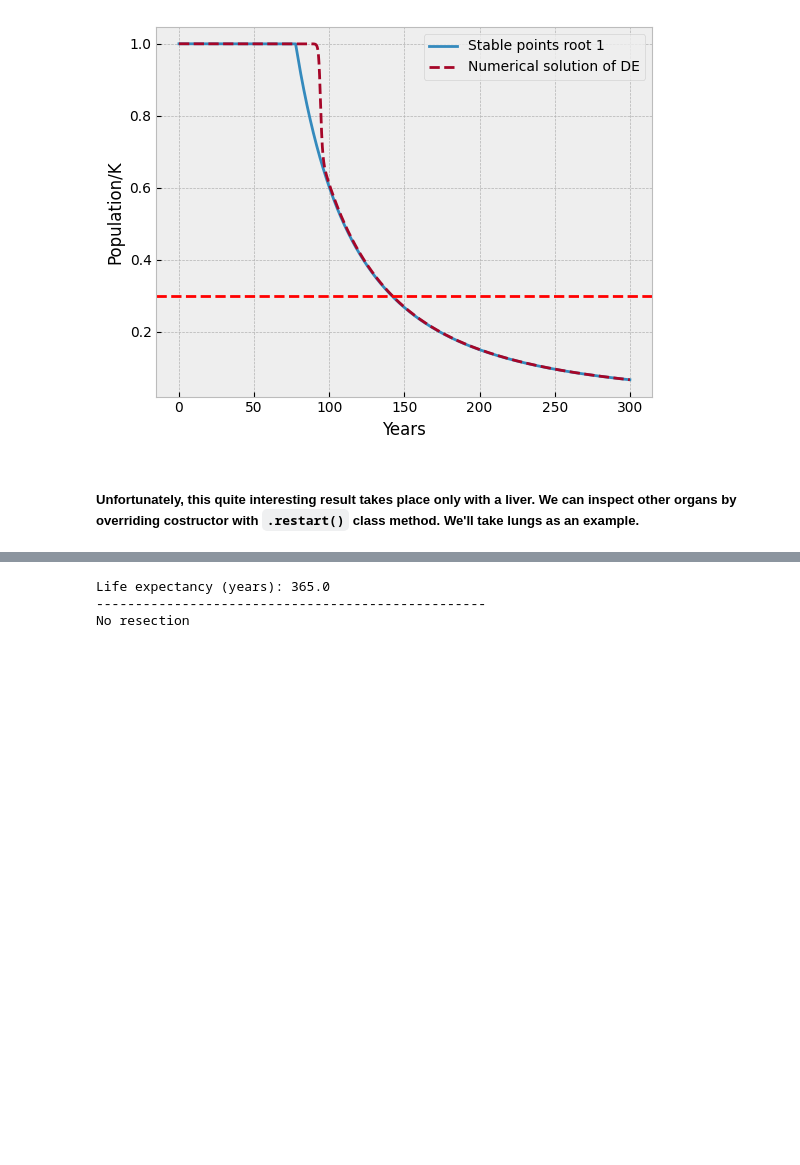
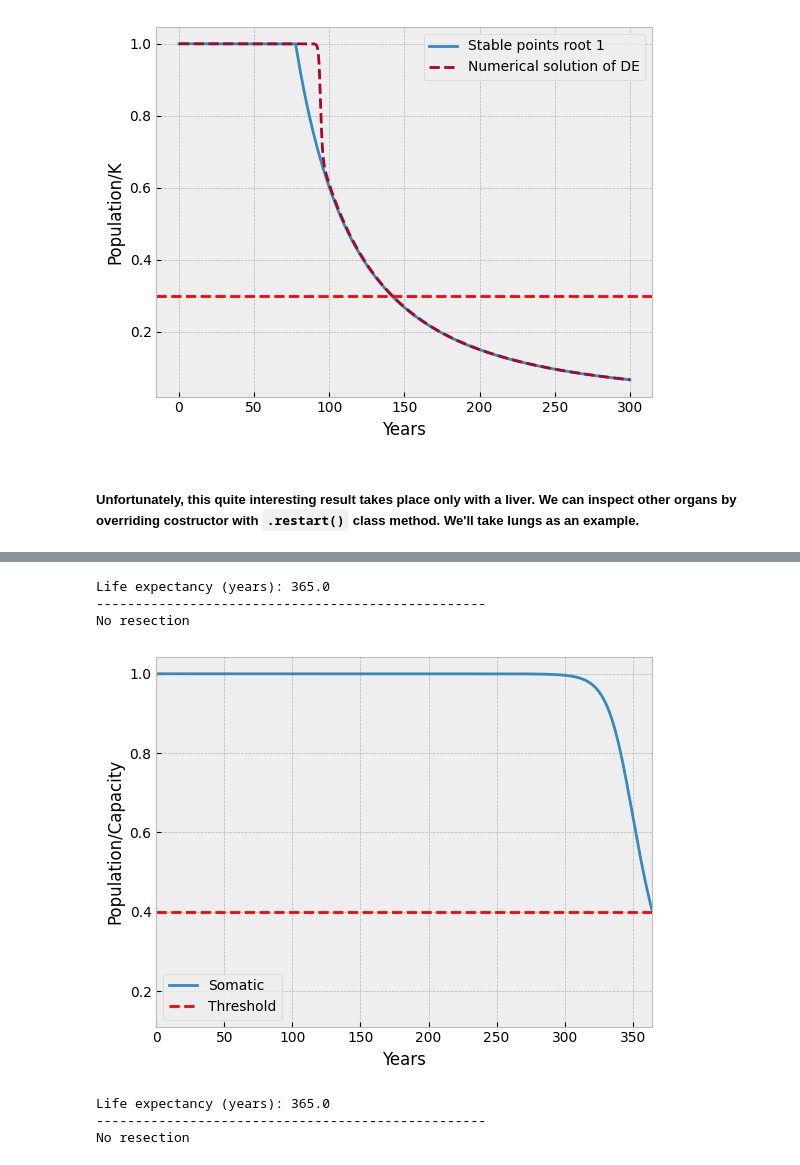
Before and after one commit to Malaevleo/dynamical_system_somatic_mutations_2024, a Jupyter notebook: tutorial.ipynb, the cells around one changed output, grey strips where cells are left out. Cells and saved outputs as stored; diff of their text form; code cells hidden in the pictures; blank space fills up the shorter version.

```diff
--- a/tutorial.ipynb
+++ b/tutorial.ipynb
@@ -342,4 +342,4 @@ No resection
 # %% [markdown]
 ##### Unfortunately, this quite interesting result takes place only with a liver. We can inspect other organs by overriding costructor with `.restart()` class method. We'll take lungs as an example.
 # %%
-lungs = liver_1eq_conf.restart(organ='lungs', end_time=400)
+lungs = liver_1eq_conf.restart(organ='lungs', end_time=400, memory=False)
@@ -346,3 +359,10 @@ lungs = liver_1eq_conf.restart(organ='lungs', end_time=400)
+# %%
+lungs.plot_curves()
+# %% [output]
+Life expectancy (years): 365.0
+--------------------------------------------------
+No resection
+[figure, added]
 # %%
 lungs.plot_curves('Stable points')
 # %% [output]
```
Also changed, not shown: parts of 12 cells of this notebook.
